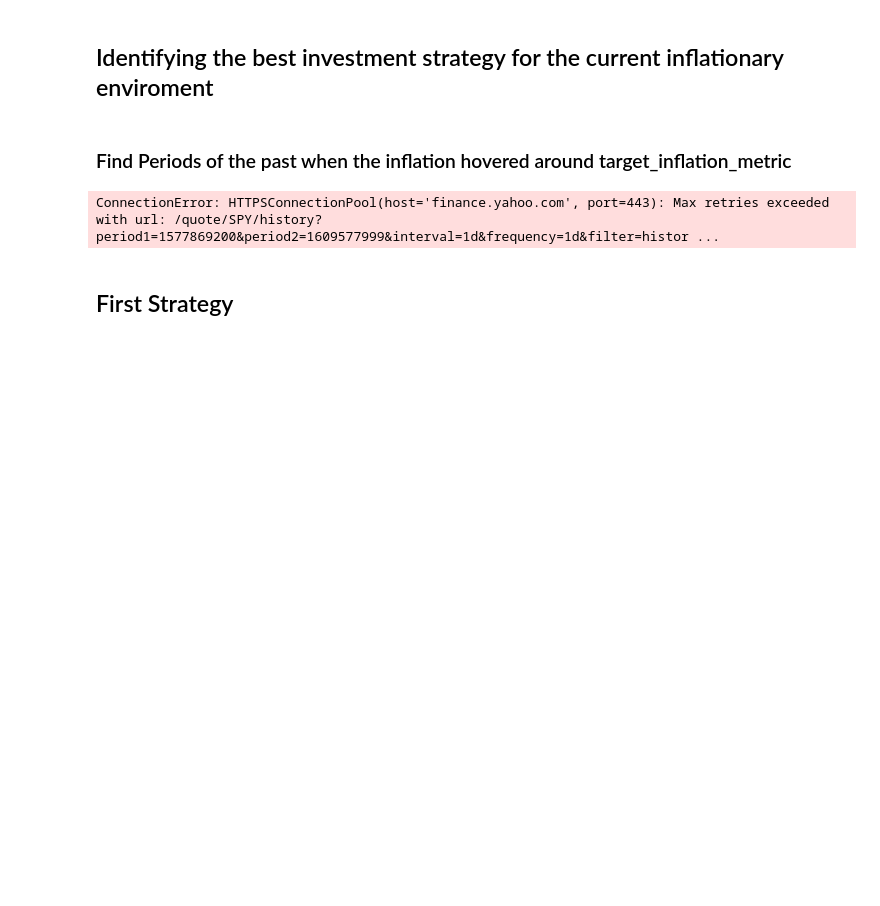
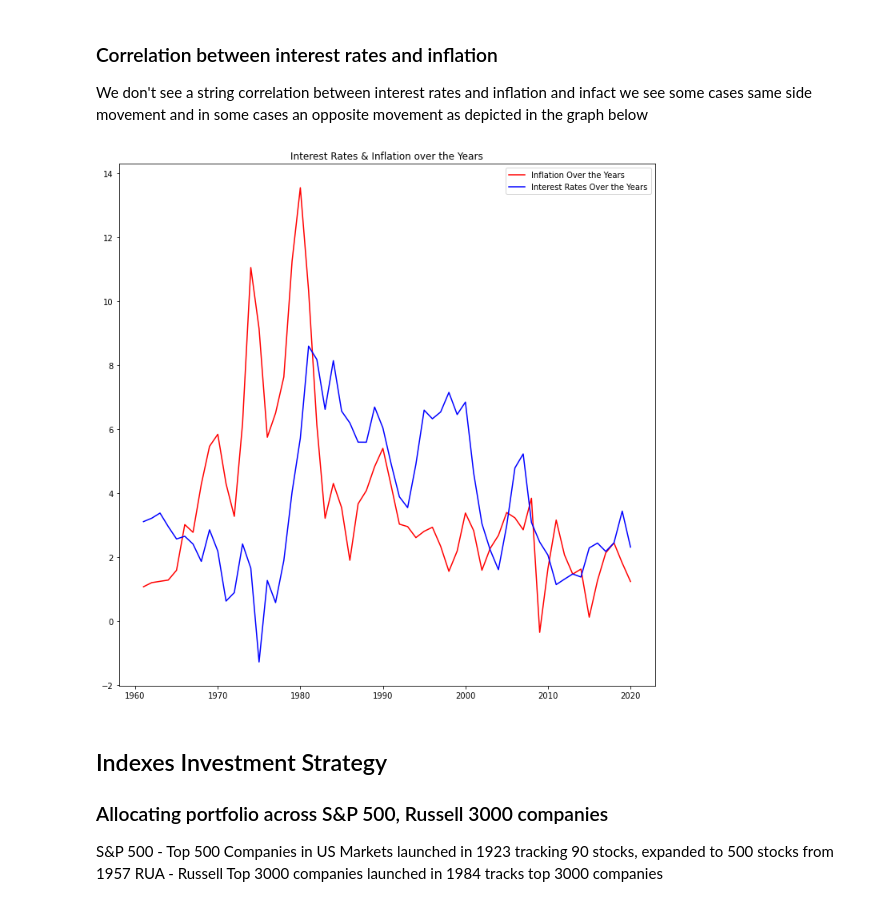
Before and after one commit to kartskri/FinancialTrading, a Jupyter notebook: project/investment_strategy_inflationary_analysis.ipynb, the cells around one changed output. Cells and saved outputs as stored; diff of their text form; code cells hidden in the pictures; blank space fills up the shorter version.

```diff
--- a/project/investment_strategy_inflationary_analysis.ipynb
+++ b/project/investment_strategy_inflationary_analysis.ipynb
@@ -17,0 +51,12 @@ Loading the interest rate database and visually Ploting them
+# %%
+# Inflation Data for all countries
+raw_interest_data = pd.read_excel('./data/country_interest_rates.xls', skiprows=3)
+raw_interest_data.drop(columns=['Country Name', 'Indicator Name', 'Indicator Code'], inplace=True)
+# %%
+# Structure the Data so that it can be interpreted easily
+df_interest_data = pd.melt(raw_interest_data, id_vars=['Country Code'], var_name="Year", value_name="InterestRates")
+df_interest_data.index = df_interest_data['Country Code']
+df_interest_data['Year'] = df_interest_data['Year'].astype('int')
+df_interest_data.drop(columns=['Country Code'], inplace=True)
+df_interest_data.dropna(inplace=True)
+df_interest_data.tail(5)
@@ -17,0 +71,4 @@ Loading the interest rate database and visually Ploting them
+# %%
+# Inflation Data for USA
+usa_interest_data = df_interest_data.loc[country_code]
+usa_interest_data.head(2)
@@ -24,0 +83,7 @@ in to the future for the next 5 years and update the exsisting pandas dataframe
+# %%
+usa_inflation_interest_df = pd.merge(usa_inflation_data, usa_interest_data, on=["Year"])
+usa_inflation_interest_df.index = usa_inflation_interest_df['Year']
+usa_inflation_interest_df['Interest_Rate_Next_Year'] = usa_inflation_interest_df["Year"].apply(lambda x: (usa_inflation_interest_df.loc[x+1]["InterestRates"]) if x < 2020 else 0.0)
+usa_inflation_interest_df = usa_inflation_interest_df.drop(columns=['Year'])
+usa_inflation_interest_df['Interest_Rate_Next_Year'] = usa_inflation_interest_df['Interest_Rate_Next_Year'].astype("float")
+usa_inflation_interest_df.tail(20)
@@ -25,3 +123,20 @@ in to the future for the next 5 years and update the exsisting pandas dataframe
+# %% [markdown]
+### Correlation between interest rates and inflation
+
+We don't see a  string correlation between interest rates and inflation and infact we see some cases same side movement and in some cases an opposite movement as depicted in the graph below
+# %%
+plt.figure(figsize=(12,12))
+plt.plot(usa_inflation_interest_df['Inflation'], color='red', label='Inflation Over the Years')
+plt.plot(usa_inflation_interest_df['InterestRates'], color='blue', label='Interest Rates Over the Years')
+plt.title("Interest Rates & Inflation over the Years")
+plt.legend()
+plt.show()
+# %% [output]
+[figure, added]
 # %% [markdown]
-## Identifying the best investment strategy for the current inflationary enviroment
+## Indexes Investment Strategy
+### Allocating portfolio across S&P 500, Russell 3000 companies
+
+S&P 500 - Top 500 Companies in US Markets launched in 1923 tracking 90 stocks, expanded to 500 stocks from 1957
+RUA - Russell Top 3000 companies launched in 1984 tracks top 3000 companies
 # %%
@@ -31,2 +147,0 @@ target_date = '2022-12-06'
-# %% [markdown]
-### Find Periods of the past when the inflation hovered around target_inflation_metric
@@ -36,7 +147,0 @@ end_dates = "2021-01-01"
-# %%
-
-price_date = bt.get(ticker, start=start_dates, end=end_dates)
-# %% [output]
-ConnectionError: HTTPSConnectionPool(host='finance.yahoo.com', port=443): Max retries exceeded with url: /quote/SPY/history?period1=1577869200&period2=1609577999&interval=1d&frequency=1d&filter=histor ...
-# %% [markdown]
-## First Strategy
```
Also changed, not shown: parts of 28 cells of this notebook, 1 other file.
